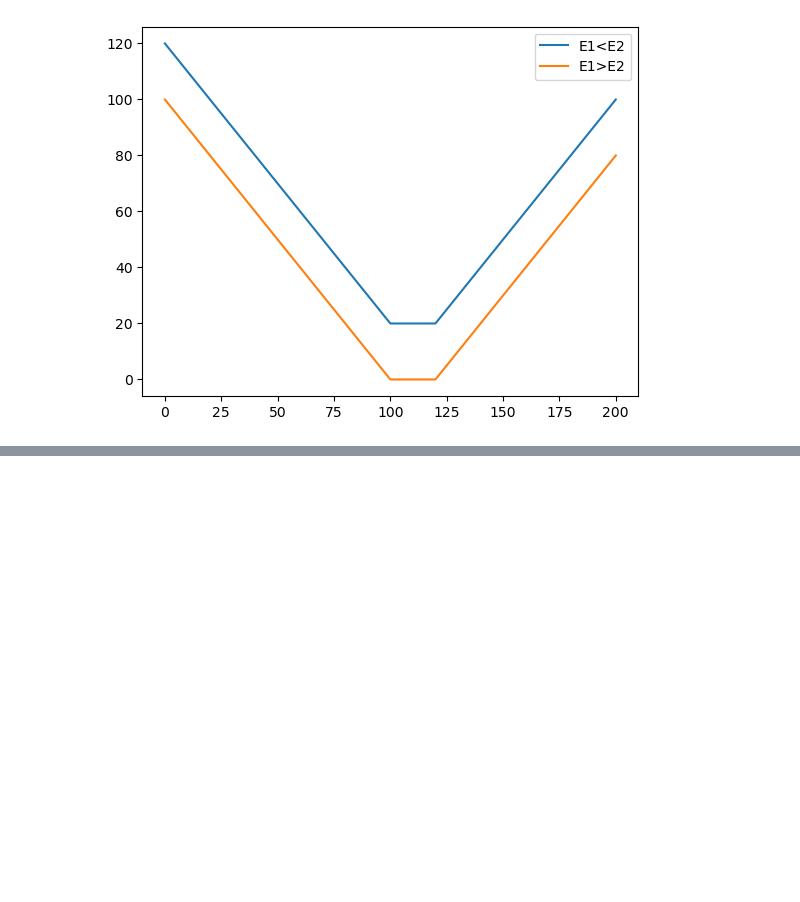
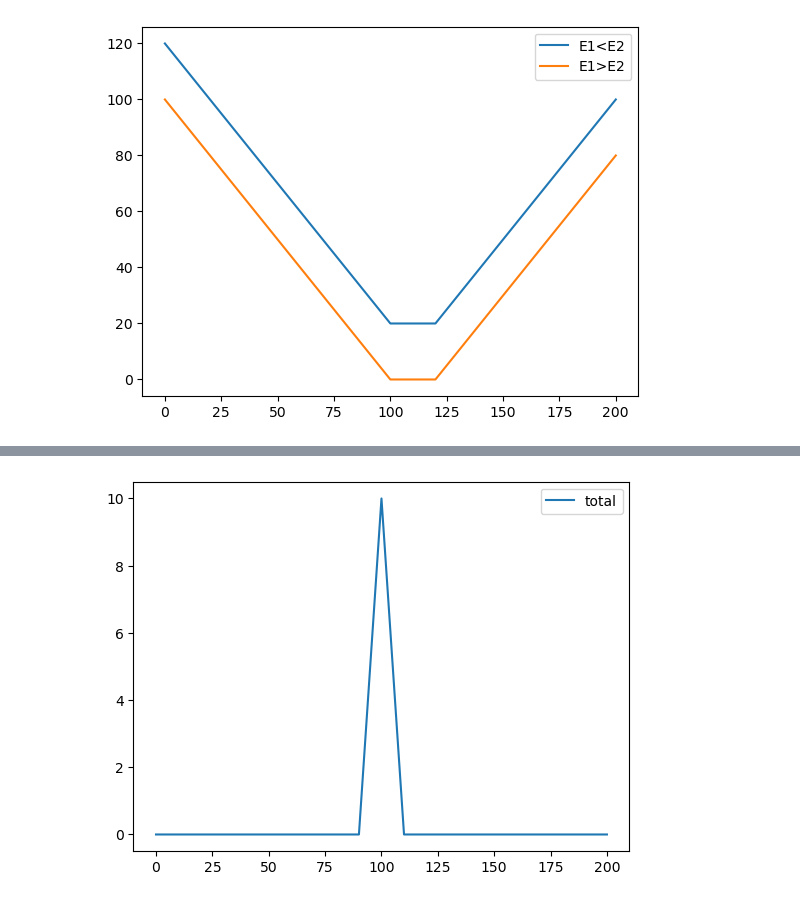
Before and after one commit to itomin/fiancee, a Jupyter notebook: notebooks/options_theory.ipynb, the cells around one changed output, grey strips where cells are left out. Saved outputs shown, nothing was run; the diff lists cells and outputs as text; code cells hidden in the pictures; blank space fills up the shorter version.

```diff
--- a/notebooks/Options Theory.ipynb
+++ b/notebooks/options_theory.ipynb
@@ -192,0 +180,16 @@ array([[-1.50962759e-01, -8.62923378e-01, -1.06729869e+00,
+# %%
+# 1.e Long two calls, one with exercise price E1 and one with exercise price E2
+# short two calls, both with exercise price E, where E1 < E < E2.
+E1 = 90
+E = 100
+E2 = 110
+
+payoffs = pd.DataFrame(list(range(0,201)), columns=['Stock'])
+payoffs['call_E1'] = call(payoffs.Stock, E1)
+payoffs['call_E2'] = call(payoffs.Stock, E2)
+payoffs['short'] = call(payoffs.Stock, E, long=False)
+payoffs['total'] = payoffs['call_E1'] + payoffs['call_E2'] + 2*payoffs['short']
+ax = payoffs[["total"]].plot(kind='line')
+plt.show()
+# %% [output]
+[figure, added]
```
Also changed, not shown: parts of 20 cells of this notebook, 14 other files.
